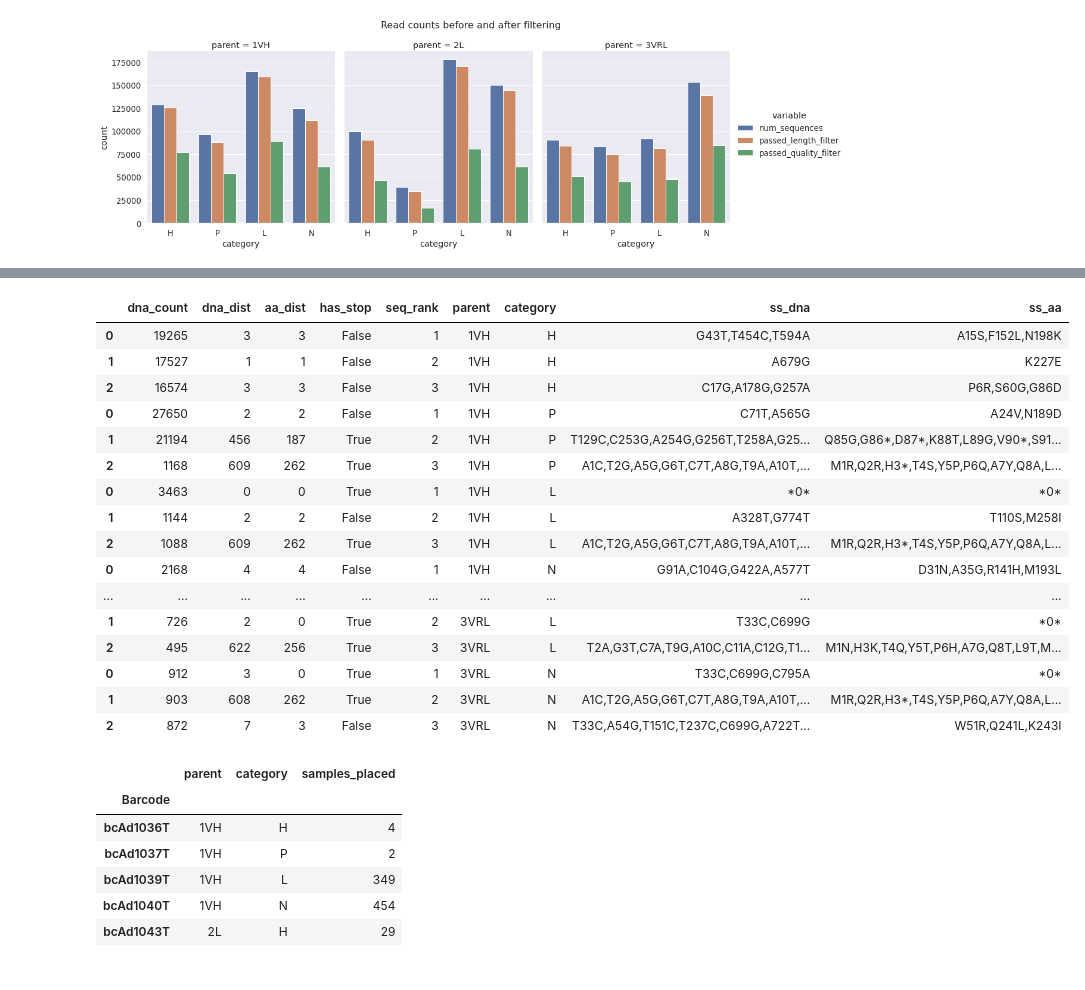
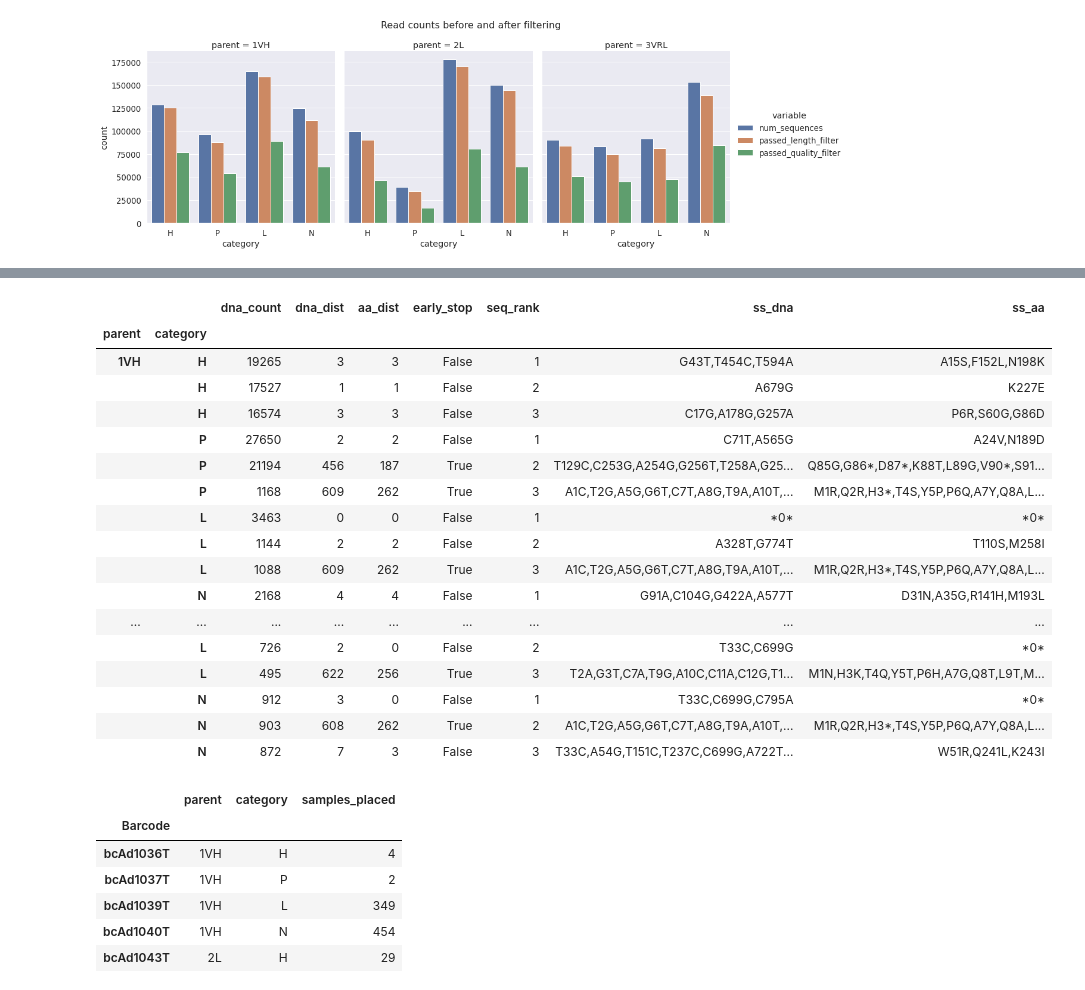
Before and after one commit to RomeroLab/sadx-latent-function, a Jupyter notebook: projects/Biochemical_Ordinal/scripts/nb_preprocess_bam_Oct22.ipynb, the cells around one changed output, grey strips where cells are left out. Saved outputs shown, nothing was run; the diff lists cells and outputs as text; code cells hidden in the pictures.

```diff
--- a/projects/Biochemical_Ordinal/scripts/nb_preprocess_bam_Oct22.ipynb
+++ b/projects/Biochemical_Ordinal/scripts/nb_preprocess_bam_Oct22.ipynb
@@ -64,7 +68,7 @@ for filename in data_dir.glob("*.tsv"):
      #ref_dist = ('ref_dist', lambda x: x.head(1)), # ref_dist is dna_dist
      ss_aa = ('ss_aa', lambda x: x.head(1)),
     ).sort_values(by='dna_count', ascending=False).reset_index()
-    y['has_stop'] = y.ss_aa.str.contains("\*")
+    y['early_stop'] = y.ss_aa.str.contains("\*") & (y.ss_aa != "*0*")
     value_counts_d[filename.stem] = y
 # %%
 def add_parent_and_category(barcode, vcs):
@@ -98,26 +100,30 @@ all_seqs
 | 1071 | T820A,G821T,A822T | 1 | 3 | 1 | *274I | True | 1072 | 1VH | H |
 35096 rows × 9 columns
 # %%
+# look at the top 3 sequences in each bin
 top_3_seqs = all_seqs.groupby(["parent", "category"]).head(3)
 cols_at_end = ["ss_dna", "ss_aa"]
 df = top_3_seqs.sort_values(by=["parent", "category"])
-df[[l for l in list(df.columns) if l not in cols_at_end] + cols_at_end]
+(df[[l for l in list(df.columns) if l not in cols_at_end] + cols_at_end]
+ .set_index(["parent", "category"])
+)
 # %% [output]
-|  | dna_count | dna_dist | aa_dist | has_stop | seq_rank | parent | category | ss_dna | ss_aa |
-| 0 | 19265 | 3 | 3 | False | 1 | 1VH | H | G43T,T454C,T594A | A15S,F152L,N198K |
-| 1 | 17527 | 1 | 1 | False | 2 | 1VH | H | A679G | K227E |
-| 2 | 16574 | 3 | 3 | False | 3 | 1VH | H | C17G,A178G,G257A | P6R,S60G,G86D |
-| 0 | 27650 | 2 | 2 | False | 1 | 1VH | P | C71T,A565G | A24V,N189D |
-| 1 | 21194 | 456 | 187 | True | 2 | 1VH | P | T129C,C253G,A254G,G256T,T258A,G25... | Q85G,G86*,D87*,K88T,L89G,V90*,S91... |
-| 2 | 1168 | 609 | 262 | True | 3 | 1VH | P | A1C,T2G,A5G,G6T,C7T,A8G,T9A,A10T,... | M1R,Q2R,H3*,T4S,Y5P,P6Q,A7Y,Q8A,L... |
-| 0 | 3463 | 0 | 0 | True | 1 | 1VH | L | *0* | *0* |
-| 1 | 1144 | 2 | 2 | False | 2 | 1VH | L | A328T,G774T | T110S,M258I |
-| 2 | 1088 | 609 | 262 | True | 3 | 1VH | L | A1C,T2G,A5G,G6T,C7T,A8G,T9A,A10T,... | M1R,Q2R,H3*,T4S,Y5P,P6Q,A7Y,Q8A,L... |
-| 0 | 2168 | 4 | 4 | False | 1 | 1VH | N | G91A,C104G,G422A,A577T | D31N,A35G,R141H,M193L |
-| ... | ... | ... | ... | ... | ... | ... | ... | ... | ... |
-| 1 | 726 | 2 | 0 | True | 2 | 3VRL | L | T33C,C699G | *0* |
-| 2 | 495 | 622 | 256 | True | 3 | 3VRL | L | T2A,G3T,C7A,T9G,A10C,C11A,C12G,T1... | M1N,H3K,T4Q,Y5T,P6H,A7G,Q8T,L9T,M... |
-| 0 | 912 | 3 | 0 | True | 1 | 3VRL | N | T33C,C699G,C795A | *0* |
-| 1 | 903 | 608 | 262 | True | 2 | 3VRL | N | A1C,T2G,A5G,G6T,C7T,A8G,T9A,A10T,... | M1R,Q2R,H3*,T4S,Y5P,P6Q,A7Y,Q8A,L... |
-| 2 | 872 | 7 | 3 | False | 3 | 3VRL | N | T33C,A54G,T151C,T237C,C699G,A722T... | W51R,Q241L,K243I |
+|  |  | dna_count | dna_dist | aa_dist | early_stop | seq_rank | ss_dna | ss_aa |
+| parent | category |  |  |  |  |  |  |  |
+| 1VH | H | 19265 | 3 | 3 | False | 1 | G43T,T454C,T594A | A15S,F152L,N198K |
+|  | H | 17527 | 1 | 1 | False | 2 | A679G | K227E |
+|  | H | 16574 | 3 | 3 | False | 3 | C17G,A178G,G257A | P6R,S60G,G86D |
+|  | P | 27650 | 2 | 2 | False | 1 | C71T,A565G | A24V,N189D |
+|  | P | 21194 | 456 | 187 | True | 2 | T129C,C253G,A254G,G256T,T258A,G25... | Q85G,G86*,D87*,K88T,L89G,V90*,S91... |
+|  | P | 1168 | 609 | 262 | True | 3 | A1C,T2G,A5G,G6T,C7T,A8G,T9A,A10T,... | M1R,Q2R,H3*,T4S,Y5P,P6Q,A7Y,Q8A,L... |
+|  | L | 3463 | 0 | 0 | False | 1 | *0* | *0* |
+|  | L | 1144 | 2 | 2 | False | 2 | A328T,G774T | T110S,M258I |
+|  | L | 1088 | 609 | 262 | True | 3 | A1C,T2G,A5G,G6T,C7T,A8G,T9A,A10T,... | M1R,Q2R,H3*,T4S,Y5P,P6Q,A7Y,Q8A,L... |
+|  | N | 2168 | 4 | 4 | False | 1 | G91A,C104G,G422A,A577T | D31N,A35G,R141H,M193L |
+| ... | ... | ... | ... | ... | ... | ... | ... | ... |
+|  | L | 726 | 2 | 0 | False | 2 | T33C,C699G | *0* |
+|  | L | 495 | 622 | 256 | True | 3 | T2A,G3T,C7A,T9G,A10C,C11A,C12G,T1... | M1N,H3K,T4Q,Y5T,P6H,A7G,Q8T,L9T,M... |
+|  | N | 912 | 3 | 0 | False | 1 | T33C,C699G,C795A | *0* |
+|  | N | 903 | 608 | 262 | True | 2 | A1C,T2G,A5G,G6T,C7T,A8G,T9A,A10T,... | M1R,Q2R,H3*,T4S,Y5P,P6Q,A7Y,Q8A,L... |
+|  | N | 872 | 7 | 3 | False | 3 | T33C,A54G,T151C,T237C,C699G,A722T... | W51R,Q241L,K243I |
 # %%
```
Also changed, not shown: parts of 17 cells of this notebook, 2 other files.
